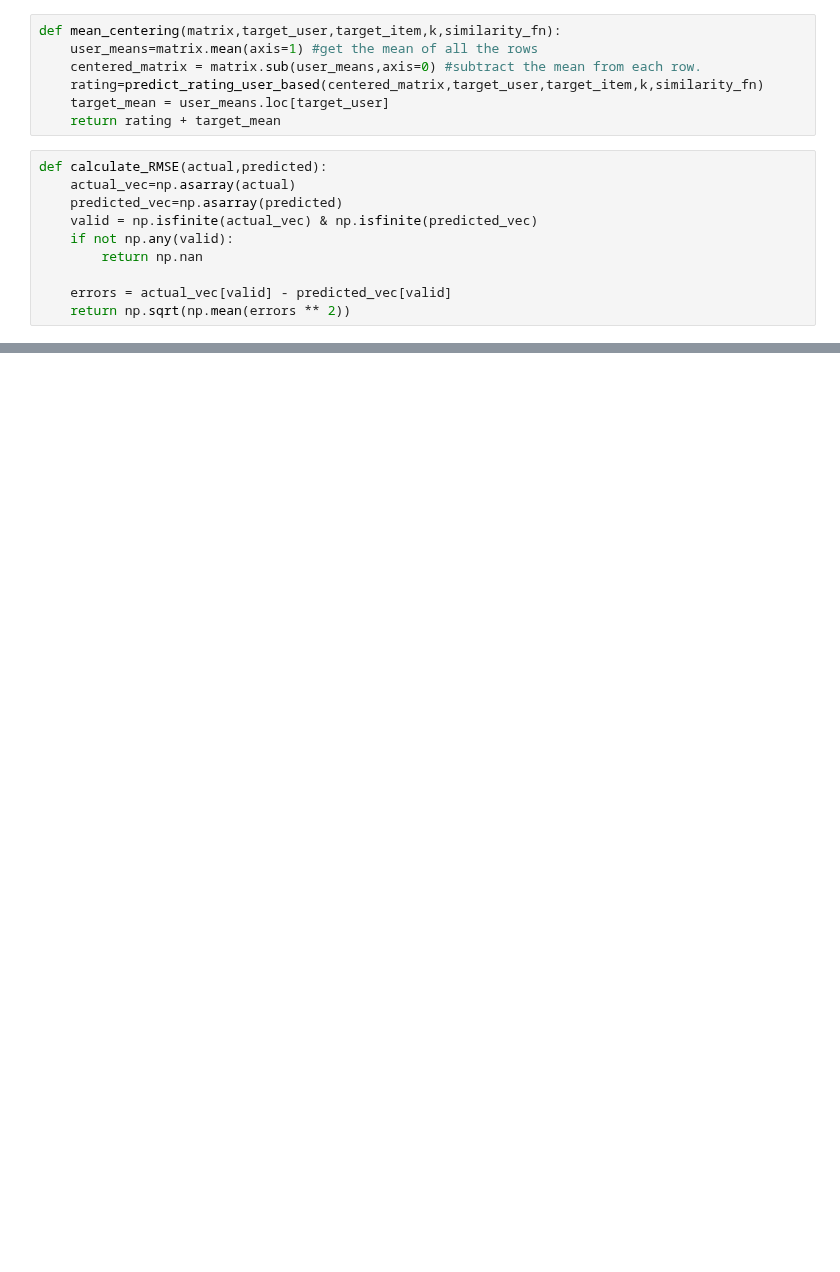
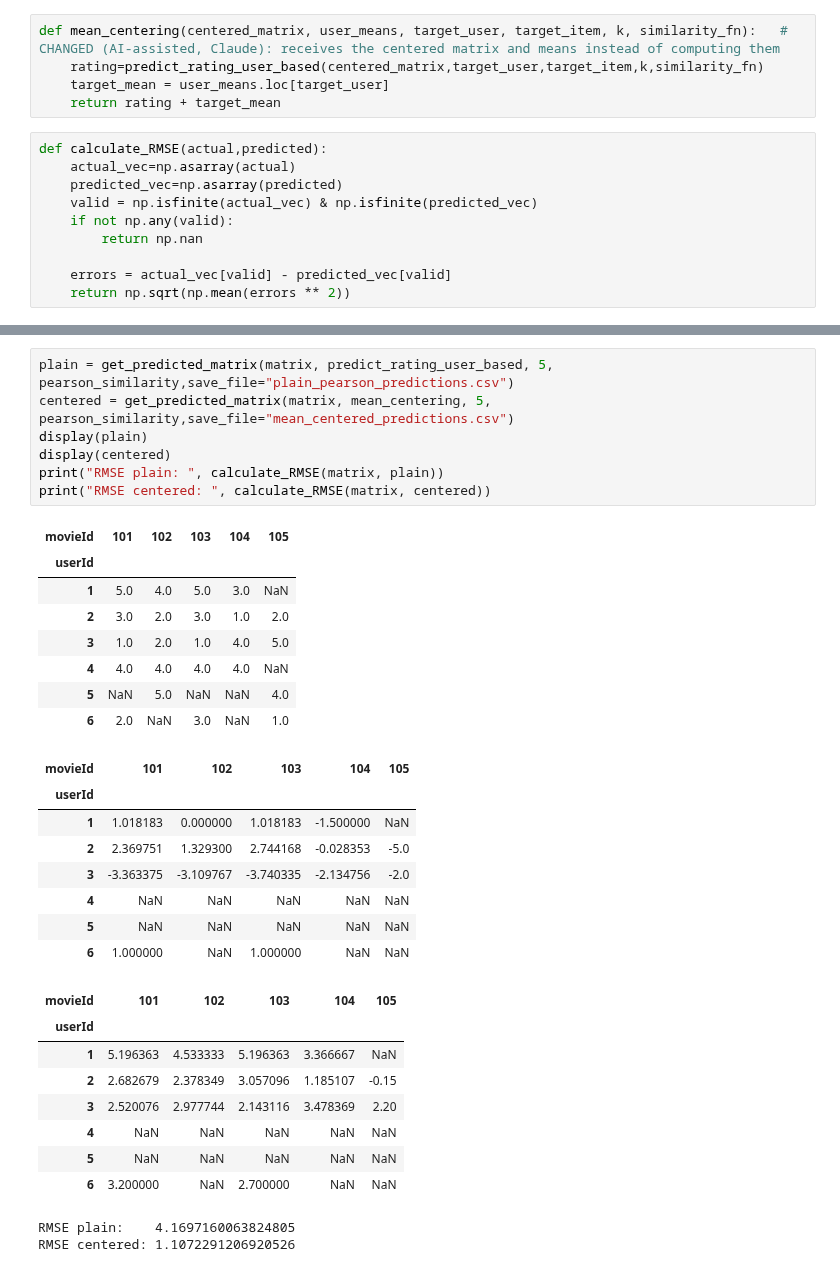
Before and after one commit to hagermaged/MachineLearning_Fall26, a Jupyter notebook: part2/part2.ipynb, the cells around one changed output, grey strips where cells are left out. Saved outputs shown, nothing was run; the diff lists cells and outputs as text; blank space fills up the shorter version.

Commit message:
optimised the prediction  method.

```diff
--- a/part2/part2.ipynb
+++ b/part2/part2.ipynb
@@ -268,9 +268,7 @@ def predict_rating_item_based(matrix, target_user, target_item, k, similarity_fn
 # %% [markdown]
 I reused both methods from part C, but instead of searching the rows(users), I searched the columns (movies) to get the nearest movies to the target movie, also the prediction was made on the nearest movies that the user rated.
 # %%
-def mean_centering(matrix,target_user,target_item,k,similarity_fn):
-    user_means=matrix.mean(axis=1) #get the mean of all the rows
-    centered_matrix = matrix.sub(user_means,axis=0) #subtract the mean from each row.
+def mean_centering(centered_matrix, user_means, target_user, target_item, k, similarity_fn):   # CHANGED (AI-assisted, Claude): receives the centered matrix and means instead of computing them
     rating=predict_rating_user_based(centered_matrix,target_user,target_item,k,similarity_fn)
     target_mean = user_means.loc[target_user]
     return rating + target_mean
@@ -303,2 +335,36 @@ def get_predicted_matrix(matrix,prediction_fn,k,similarity_fn):
 
     return predicted_ratings
+# %%
+plain = get_predicted_matrix(matrix, predict_rating_user_based, 5, pearson_similarity,save_file="plain_pearson_predictions.csv")
+centered = get_predicted_matrix(matrix, mean_centering, 5, pearson_similarity,save_file="mean_centered_predictions.csv")
+display(plain)
+display(centered)
+print("RMSE plain: ", calculate_RMSE(matrix, plain))
+print("RMSE centered: ", calculate_RMSE(matrix, centered))
+# %% [output]
+| movieId | 101 | 102 | 103 | 104 | 105 |
+| userId |  |  |  |  |  |
+| 1 | 5.0 | 4.0 | 5.0 | 3.0 | NaN |
+| 2 | 3.0 | 2.0 | 3.0 | 1.0 | 2.0 |
+| 3 | 1.0 | 2.0 | 1.0 | 4.0 | 5.0 |
+| 4 | 4.0 | 4.0 | 4.0 | 4.0 | NaN |
+| 5 | NaN | 5.0 | NaN | NaN | 4.0 |
+| 6 | 2.0 | NaN | 3.0 | NaN | 1.0 |
+| movieId | 101 | 102 | 103 | 104 | 105 |
+| userId |  |  |  |  |  |
+| 1 | 1.018183 | 0.000000 | 1.018183 | -1.500000 | NaN |
+| 2 | 2.369751 | 1.329300 | 2.744168 | -0.028353 | -5.0 |
+| 3 | -3.363375 | -3.109767 | -3.740335 | -2.134756 | -2.0 |
+| 4 | NaN | NaN | NaN | NaN | NaN |
+| 5 | NaN | NaN | NaN | NaN | NaN |
+| 6 | 1.000000 | NaN | 1.000000 | NaN | NaN |
+| movieId | 101 | 102 | 103 | 104 | 105 |
+| userId |  |  |  |  |  |
+| 1 | 5.196363 | 4.533333 | 5.196363 | 3.366667 | NaN |
+| 2 | 2.682679 | 2.378349 | 3.057096 | 1.185107 | -0.15 |
+| 3 | 2.520076 | 2.977744 | 2.143116 | 3.478369 | 2.20 |
+| 4 | NaN | NaN | NaN | NaN | NaN |
+| 5 | NaN | NaN | NaN | NaN | NaN |
+| 6 | 3.200000 | NaN | 2.700000 | NaN | NaN |
+RMSE plain:    4.1697160063824805
+RMSE centered: 1.1072291206920526
```
Also changed, not shown: parts of 1 cell of this notebook, 2 other files.
